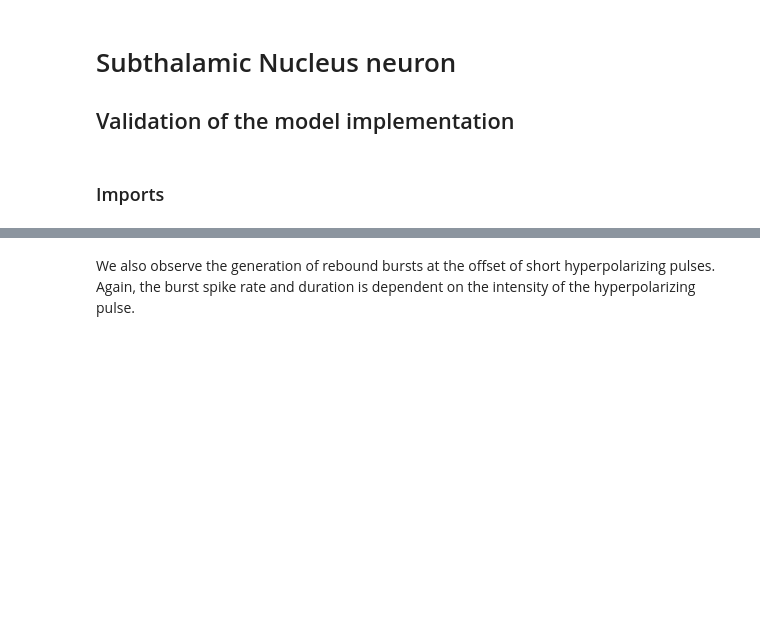
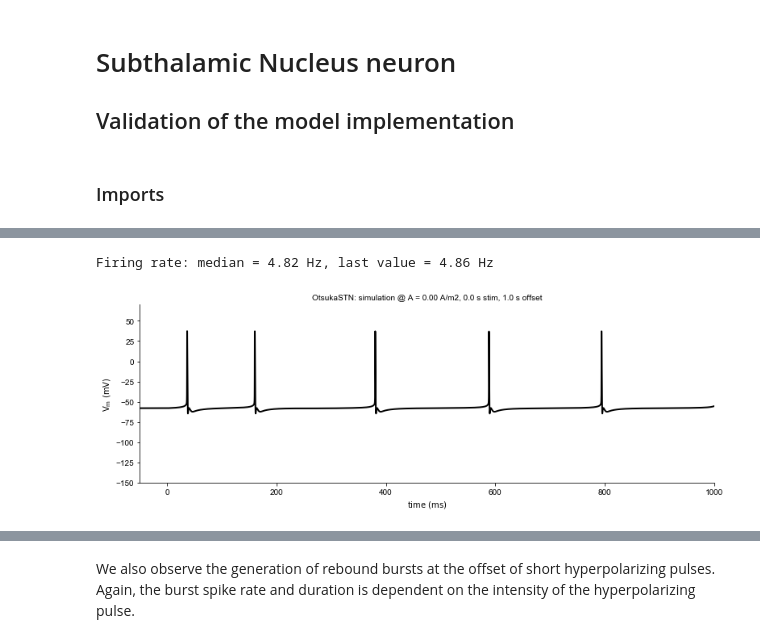
Before and after one commit to scbao/pysonic, a Jupyter notebook: notebooks/STN neuron.ipynb, the cells around one changed output, grey strips where cells are left out. Saved outputs shown, nothing was run; the diff lists cells and outputs as text; code cells hidden in the pictures; blank space fills up the shorter version.

```diff
--- a/notebooks/STN neuron.ipynb
+++ b/notebooks/STN neuron.ipynb
@@ -5,13 +5,17 @@
 ### Imports
 # %%
 import time
+import logging
 import numpy as np
 import matplotlib.pyplot as plt
-from PySONIC.core import NeuronalBilayerSonophore
-from PySONIC.neurons import getPointNeuron
-from PySONIC.utils import si_format, pow10_format, Intensity2Pressure
+from PySONIC.core import NeuronalBilayerSonophore, PulsedProtocol
+from PySONIC.neurons import OtsukaSTN
+from PySONIC.utils import logger, si_format, pow10_format, Intensity2Pressure
 from PySONIC.plt import CompTimeSeries, GroupedTimeSeries
 from PySONIC.constants import *
+from PySONIC.postpro import computeFRProfile
 
-pneuron = getPointNeuron('STN')
+logger.setLevel(logging.INFO)
+
+pneuron = OtsukaSTN()
 standard_Vm0 = pneuron.Vm0
@@ -29,0 +28,8 @@ We observe a variable spontenaous firing rate between 5 and 20 Hz, with an avera
+# %%
+pp = PulsedProtocol(0., 1.)
+data, meta = pneuron.simulate(0., pp)
+fig = GroupedTimeSeries([(data, meta)], pltscheme={'V_m': ['Vm']}).render()
+sr = computeFRProfile(data)
+sr = sr[~np.isnan(sr)]
+print(f'Firing rate: median = {np.median(sr):.2f} Hz, last value = {sr[-1]:.2f} Hz')
+# %% [output]
@@ -29,0 +37,2 @@ We observe a variable spontenaous firing rate between 5 and 20 Hz, with an avera
+Firing rate: median = 4.82 Hz, last value = 4.86 Hz
+[figure, added]
```
Also changed, not shown: parts of 26 cells of this notebook, 4 other files.
